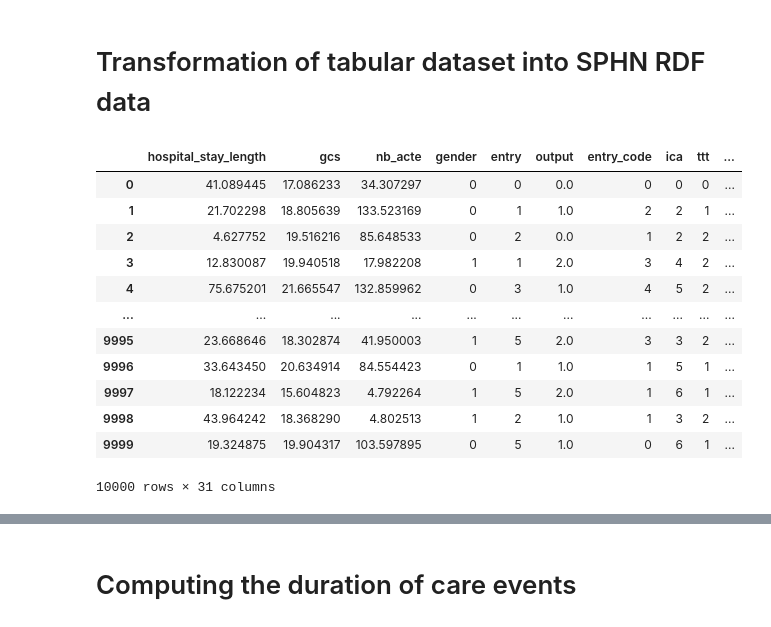
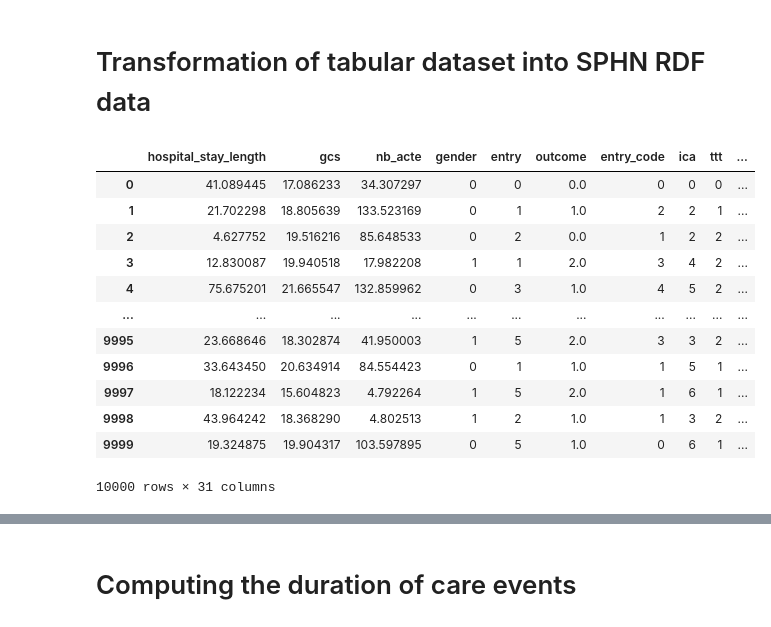
Before and after one commit to TeamHeKA/neurovasc, a Jupyter notebook: notebooks/Data Generation/SPHN_synthetic_dataset.ipynb, the cells around one changed output, grey strips where cells are left out. Saved outputs shown, nothing was run; the diff lists cells and outputs as text; code cells hidden in the pictures.

```diff
--- a/notebooks/Data Generation/SPHN_synthetic_dataset.ipynb
+++ b/notebooks/Data Generation/SPHN_synthetic_dataset.ipynb
@@ -13,9 +13,10 @@ from scipy.stats import norm, genextreme, exponweib
 from datetime import datetime, date, timedelta
 # %%
 df = pd.read_csv('./syn_data.csv', index_col=0)
+df.rename(columns={'output': 'outcome'}, inplace=True)
 df
 # %% [output]
-|  | hospital_stay_length | gcs | nb_acte | gender | entry | output | entry_code | ica | ttt | ... |
+|  | hospital_stay_length | gcs | nb_acte | gender | entry | outcome | entry_code | ica | ttt | ... |
 | 0 | 41.089445 | 17.086233 | 34.307297 | 0 | 0 | 0.0 | 0 | 0 | 0 | ... |
 | 1 | 21.702298 | 18.805639 | 133.523169 | 0 | 1 | 1.0 | 2 | 2 | 1 | ... |
 | 2 | 4.627752 | 19.516216 | 85.648533 | 0 | 2 | 0.0 | 1 | 2 | 2 | ... |
```
Also changed, not shown: parts of 8 cells of this notebook.
